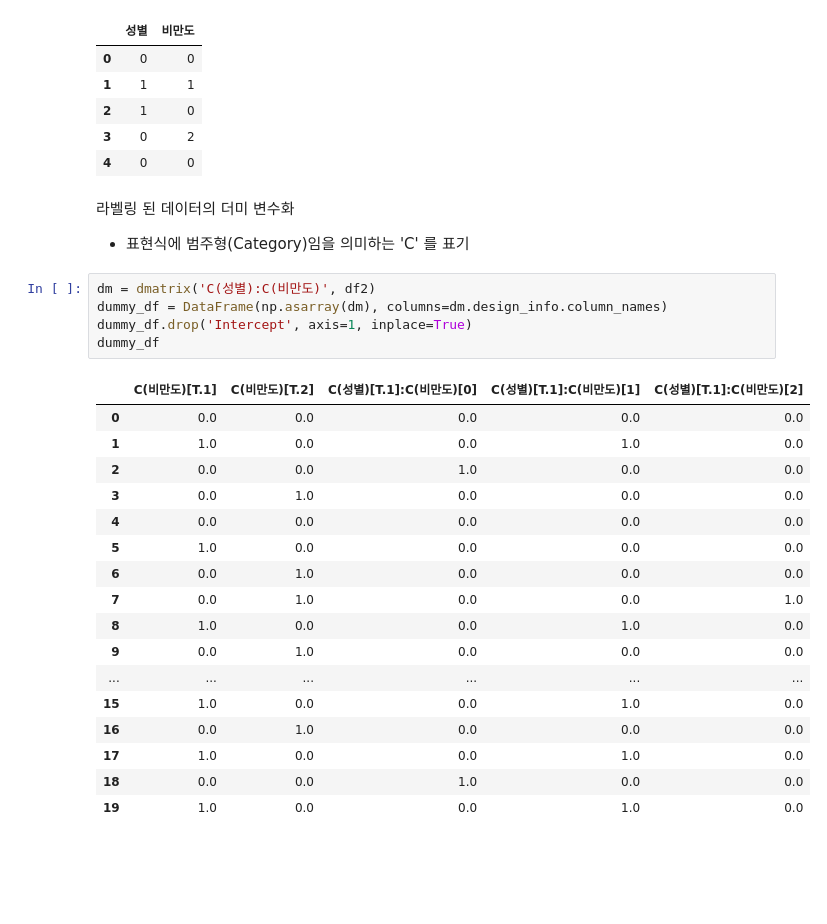
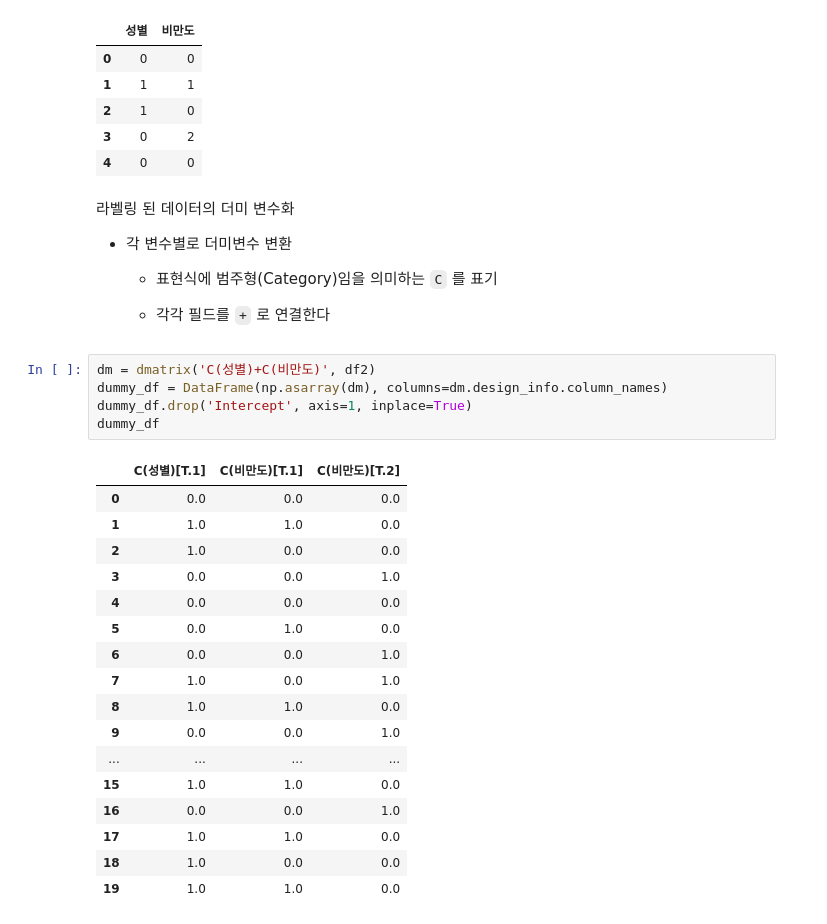
Before and after one commit to MDBluequasar/BigdatamegaIT, a Jupyter notebook: 수업내용/C_데이터_다루기/02_데이터_전처리/06_더미변수.ipynb, the cells around one changed output. Saved outputs shown, nothing was run; the diff lists cells and outputs as text; blank space fills up the shorter version.

```diff
--- a/수업내용/C_데이터_다루기/02_데이터_전처리/06_더미변수.ipynb
+++ b/수업내용/C_데이터_다루기/02_데이터_전처리/06_더미변수.ipynb
@@ -225,27 +225,31 @@ df2.head()
 # %% [markdown]
 라벨링 된 데이터의 더미 변수화
 
-  - 표현식에 범주형(Category)임을 의미하는 'C' 를 표기
+- 각 변수별로 더미변수 변환
+
+  - 표현식에 범주형(Category)임을 의미하는 `C` 를 표기
+
+  - 각각 필드를 `+` 로 연결한다
 # %%
-dm = dmatrix('C(성별):C(비만도)', df2)
+dm = dmatrix('C(성별)+C(비만도)', df2)
 dummy_df = DataFrame(np.asarray(dm), columns=dm.design_info.column_names)
 dummy_df.drop('Intercept', axis=1, inplace=True)
 dummy_df
 # %% [output]
-|  | C(비만도)[T.1] | C(비만도)[T.2] | C(성별)[T.1]:C(비만도)[0] | C(성별)[T.1]:C(비만도)[1] | C(성별)[T.1]:C(비만도)[2] |
-| 0 | 0.0 | 0.0 | 0.0 | 0.0 | 0.0 |
-| 1 | 1.0 | 0.0 | 0.0 | 1.0 | 0.0 |
-| 2 | 0.0 | 0.0 | 1.0 | 0.0 | 0.0 |
-| 3 | 0.0 | 1.0 | 0.0 | 0.0 | 0.0 |
-| 4 | 0.0 | 0.0 | 0.0 | 0.0 | 0.0 |
-| 5 | 1.0 | 0.0 | 0.0 | 0.0 | 0.0 |
-| 6 | 0.0 | 1.0 | 0.0 | 0.0 | 0.0 |
-| 7 | 0.0 | 1.0 | 0.0 | 0.0 | 1.0 |
-| 8 | 1.0 | 0.0 | 0.0 | 1.0 | 0.0 |
-| 9 | 0.0 | 1.0 | 0.0 | 0.0 | 0.0 |
-| ... | ... | ... | ... | ... | ... |
-| 15 | 1.0 | 0.0 | 0.0 | 1.0 | 0.0 |
-| 16 | 0.0 | 1.0 | 0.0 | 0.0 | 0.0 |
-| 17 | 1.0 | 0.0 | 0.0 | 1.0 | 0.0 |
-| 18 | 0.0 | 0.0 | 1.0 | 0.0 | 0.0 |
-| 19 | 1.0 | 0.0 | 0.0 | 1.0 | 0.0 |
+|  | C(성별)[T.1] | C(비만도)[T.1] | C(비만도)[T.2] |
+| 0 | 0.0 | 0.0 | 0.0 |
+| 1 | 1.0 | 1.0 | 0.0 |
+| 2 | 1.0 | 0.0 | 0.0 |
+| 3 | 0.0 | 0.0 | 1.0 |
+| 4 | 0.0 | 0.0 | 0.0 |
+| 5 | 0.0 | 1.0 | 0.0 |
+| 6 | 0.0 | 0.0 | 1.0 |
+| 7 | 1.0 | 0.0 | 1.0 |
+| 8 | 1.0 | 1.0 | 0.0 |
+| 9 | 0.0 | 0.0 | 1.0 |
+| ... | ... | ... | ... |
+| 15 | 1.0 | 1.0 | 0.0 |
+| 16 | 0.0 | 0.0 | 1.0 |
+| 17 | 1.0 | 1.0 | 0.0 |
+| 18 | 1.0 | 0.0 | 0.0 |
+| 19 | 1.0 | 1.0 | 0.0 |
```
Also changed, not shown: parts of 17 cells of this notebook, 7 other files.
